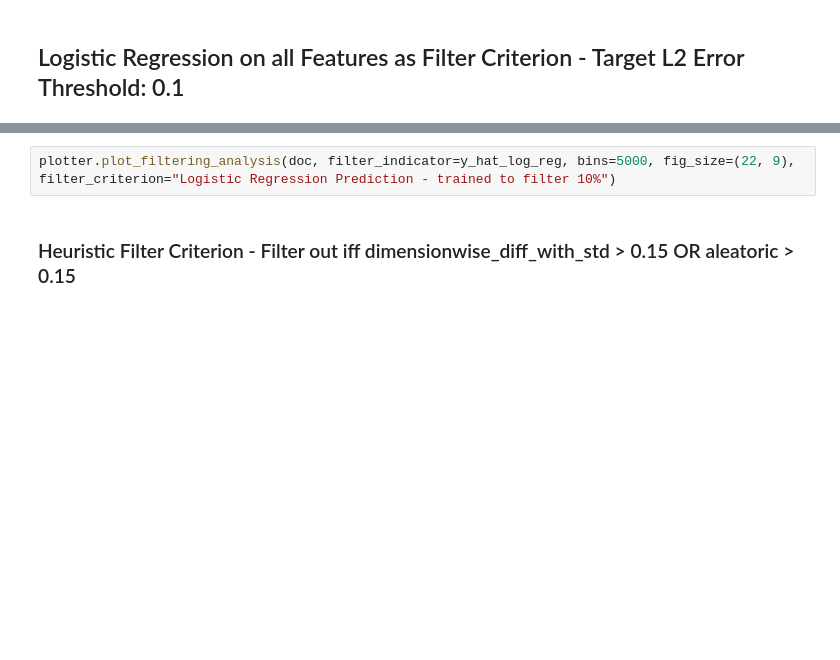
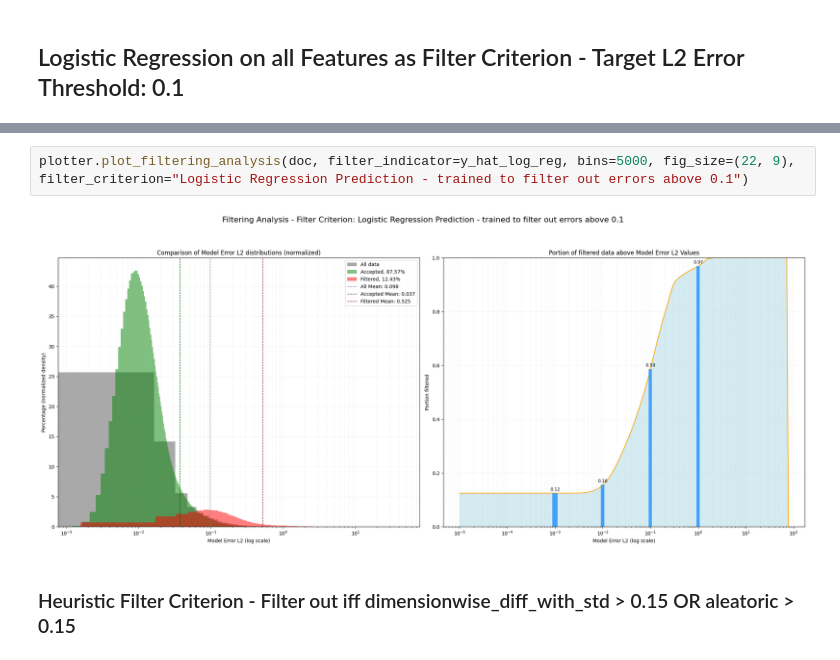
Before and after one commit to NiclasBottenbruch/dynamic-rollout-filtering-in-model-based-offline-rl, a Jupyter notebook: eval_discrepancy_criteria_hopper_med_exp.ipynb, the cells around one changed output, grey strips where cells are left out. Saved outputs shown, nothing was run; the diff lists cells and outputs as text; blank space fills up the shorter version.

Commit message:
extend filter criterion eval

```diff
--- a/eval_discrepancy_criteria_hopper_med_exp.ipynb
+++ b/eval_discrepancy_criteria_hopper_med_exp.ipynb
@@ -114,5 +176,7 @@ plt.show()
 # %%
-plotter.plot_filtering_analysis(doc, filter_indicator=y_hat_log_reg, bins=5000, fig_size=(22, 9), filter_criterion="Logistic Regression Prediction - trained to filter 10%")
+plotter.plot_filtering_analysis(doc, filter_indicator=y_hat_log_reg, bins=5000, fig_size=(22, 9), filter_criterion="Logistic Regression Prediction - trained to filter out errors above 0.1")
+# %% [output]
+[figure, added]
 # %% [markdown]
 ### Heuristic Filter Criterion - Filter out iff dimensionwise_diff_with_std > 0.15 OR aleatoric > 0.15
 # %%
```
Also changed, not shown: parts of 24 cells of this notebook.
